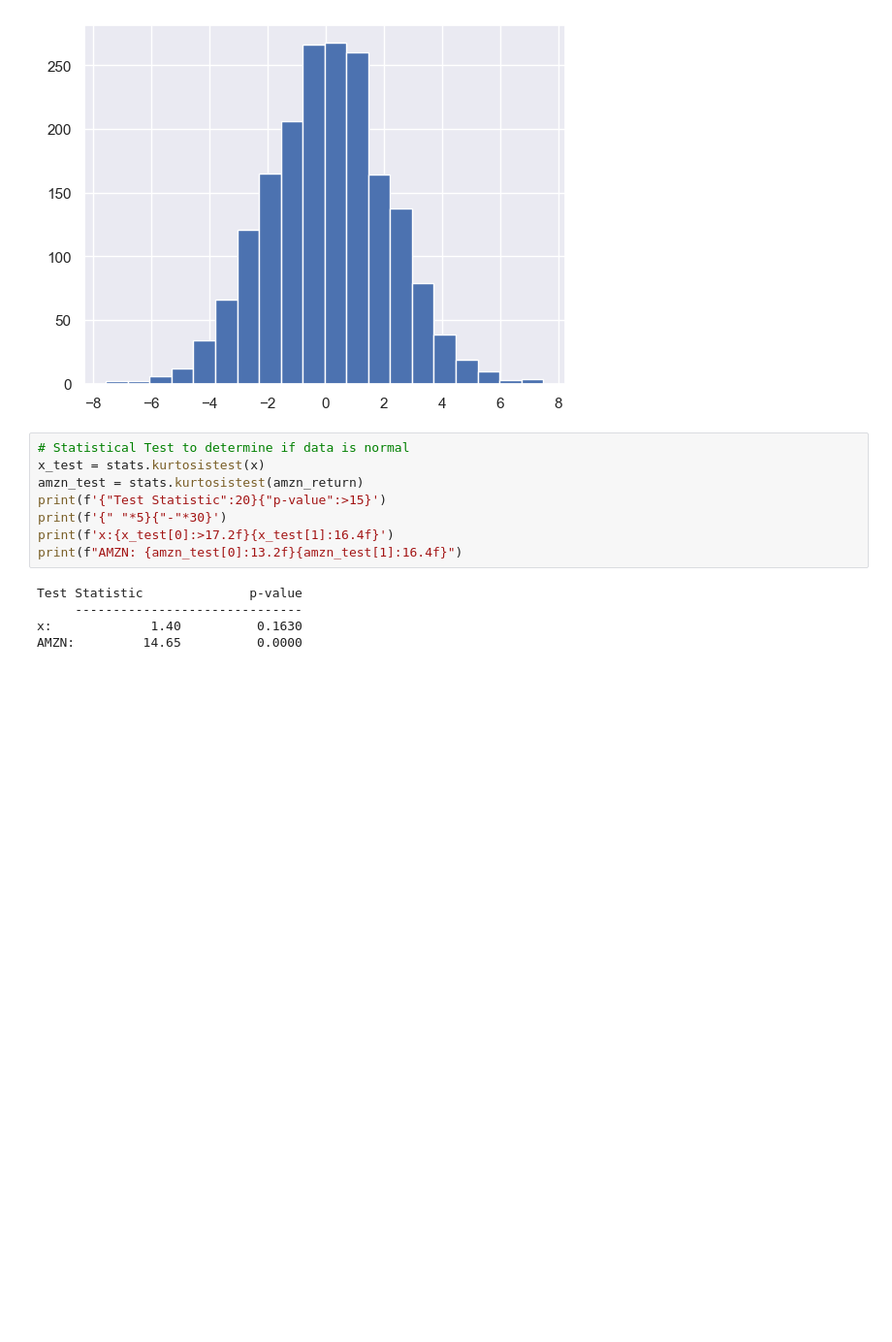
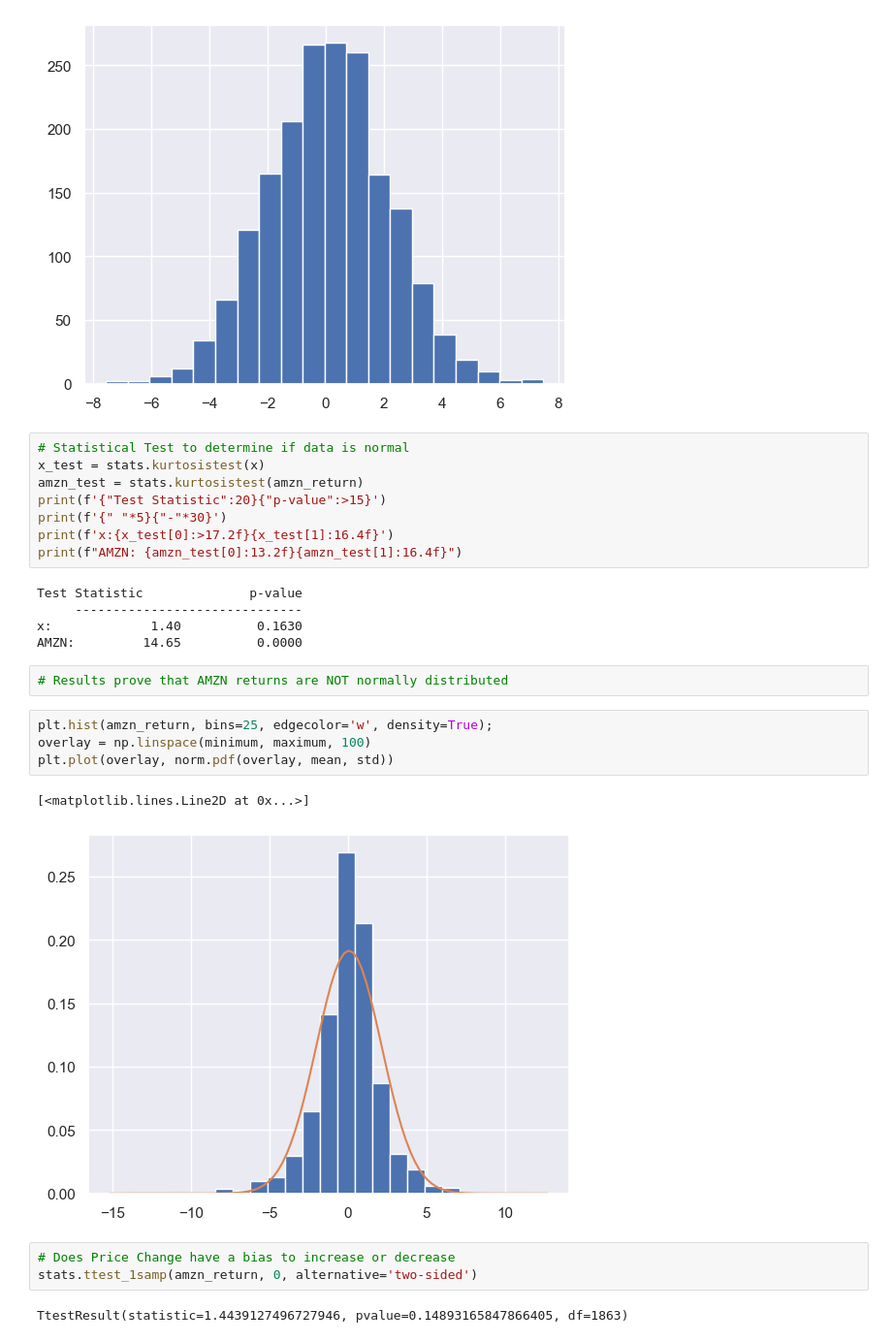
Before and after one commit to talhajamal11/mathematical_modelling, a Jupyter notebook: src/Marshall Wace/data_exam_practice.ipynb, the cells around one changed output. Shown at 97% size. Drawn from its saved outputs; the diff is of its cells as text; blank space fills up the shorter version.

```diff
--- a/src/Marshall Wace/data_exam_practice.ipynb
+++ b/src/Marshall Wace/data_exam_practice.ipynb
@@ -100,3 +100,17 @@ Test Statistic              p-value
      ------------------------------
 x:             1.40          0.1630
 AMZN:         14.65          0.0000
+# %%
+# Results prove that AMZN returns are NOT normally distributed
+# %%
+plt.hist(amzn_return, bins=25, edgecolor='w', density=True);
+overlay = np.linspace(minimum, maximum, 100)
+plt.plot(overlay, norm.pdf(overlay, mean, std))
+# %% [output]
+[<matplotlib.lines.Line2D at 0x...>]
+[figure, added]
+# %%
+# Does Price Change have a bias to increase or decrease
+stats.ttest_1samp(amzn_return, 0, alternative='two-sided')
+# %% [output]
+TtestResult(statistic=1.4439127496727946, pvalue=0.14893165847866405, df=1863)
```
Also changed, not shown: 23 other files.
